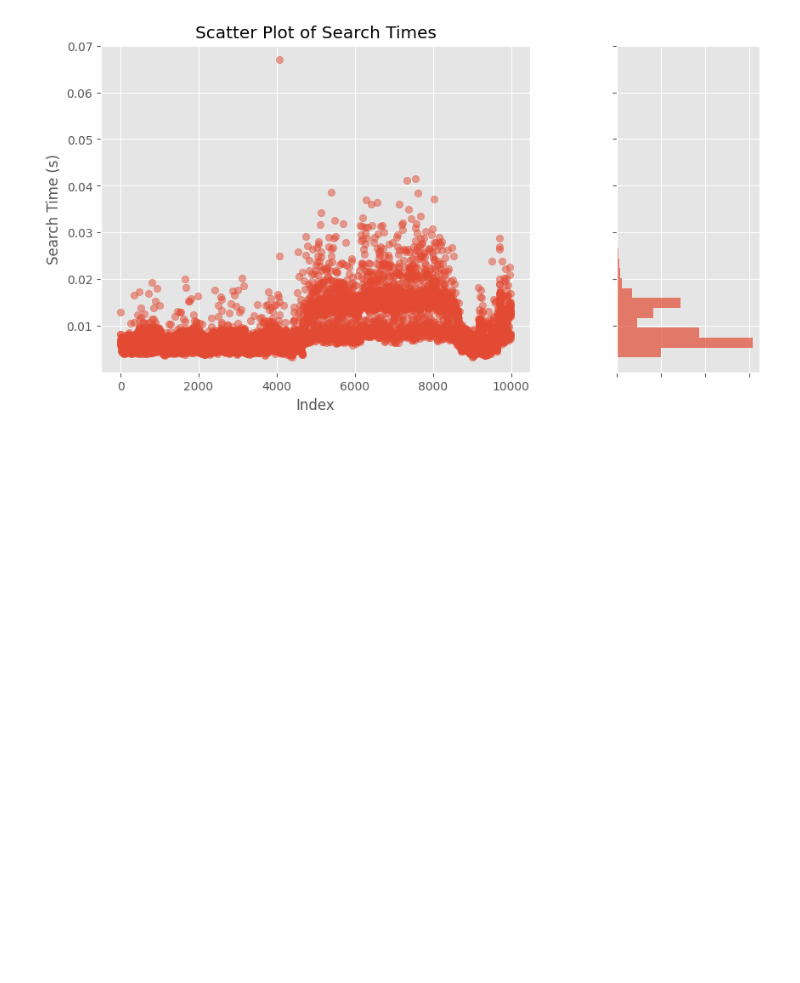
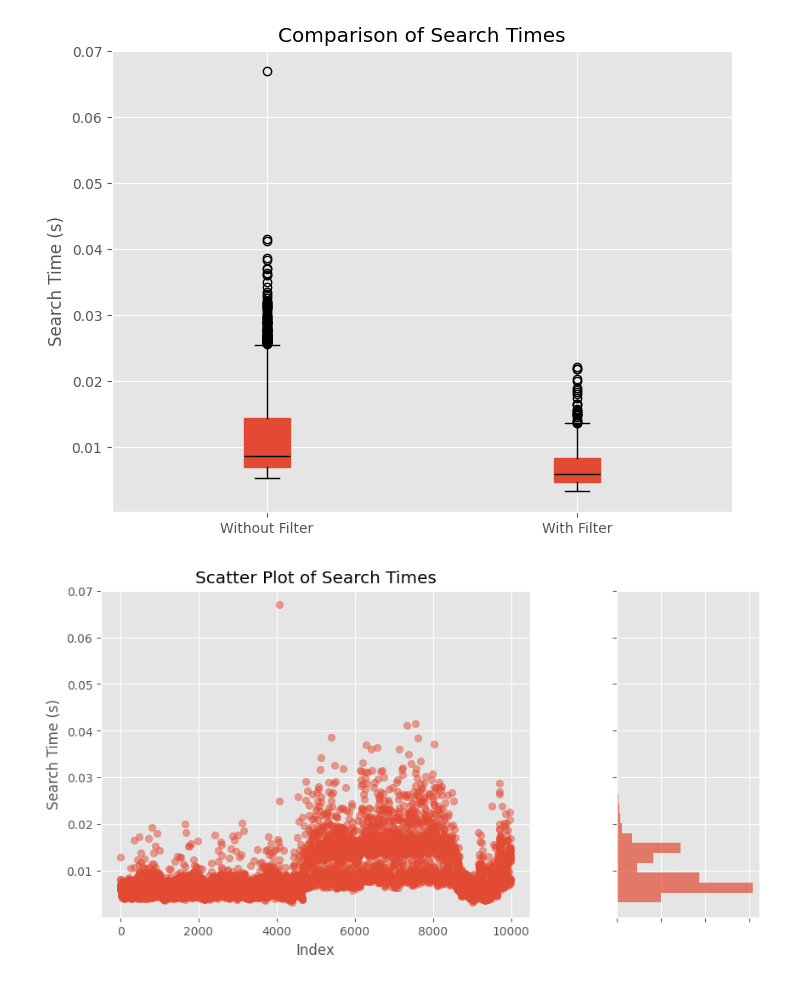
Before and after one commit to Nolan1324/CSE-584-W25-ANN-Project, a Jupyter notebook: src/analysis.ipynb, the cells around one changed output. Drawn from its saved outputs; the diff is of its cells as text; code cells hidden in the pictures; blank space fills up the shorter version.

```diff
--- a/src/analysis.ipynb
+++ b/src/analysis.ipynb
@@ -15,4 +15,3 @@ with open(experiment_dir / "results.json", "r") as f:
     experiment_data = json.load(f)
 # %%
 search_times = np.array(experiment_data["search_times"])
-filter_used = np.array(experiment_data["filter_used"])
@@ -49,3 +47,25 @@ plt.show()
+# %%
+fig, ax = plt.subplots(figsize=(8, 6))
+
+# Separate search times based on filter usage
+search_times_with_filter = search_times[filter_used]
+search_times_without_filter = search_times[~filter_used]
+
+# Create box plots
+ax.boxplot(
+    [search_times_without_filter, search_times_with_filter],
+    labels=["Without Filter", "With Filter"],
+    patch_artist=True,
+    boxprops=dict(facecolor=filter_colors[0], color=filter_colors[0]),
+    medianprops=dict(color="black"),
+)
+
+ax.set_title("Comparison of Search Times")
+ax.set_ylabel("Search Time (s)")
+
+plt.show()
+# %% [output]
+[figure, added]
 # %%
 from matplotlib.gridspec import GridSpec
 
```
Also changed, not shown: parts of 3 cells of this notebook, 5 other files.
